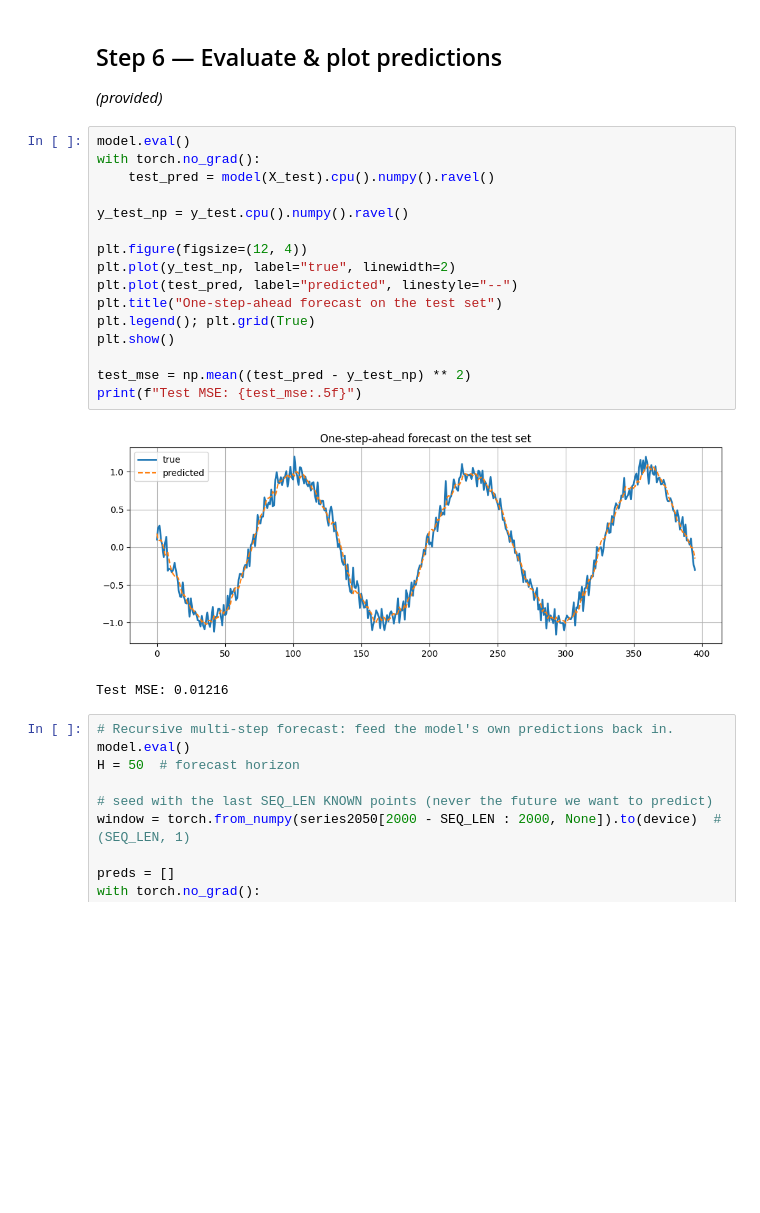
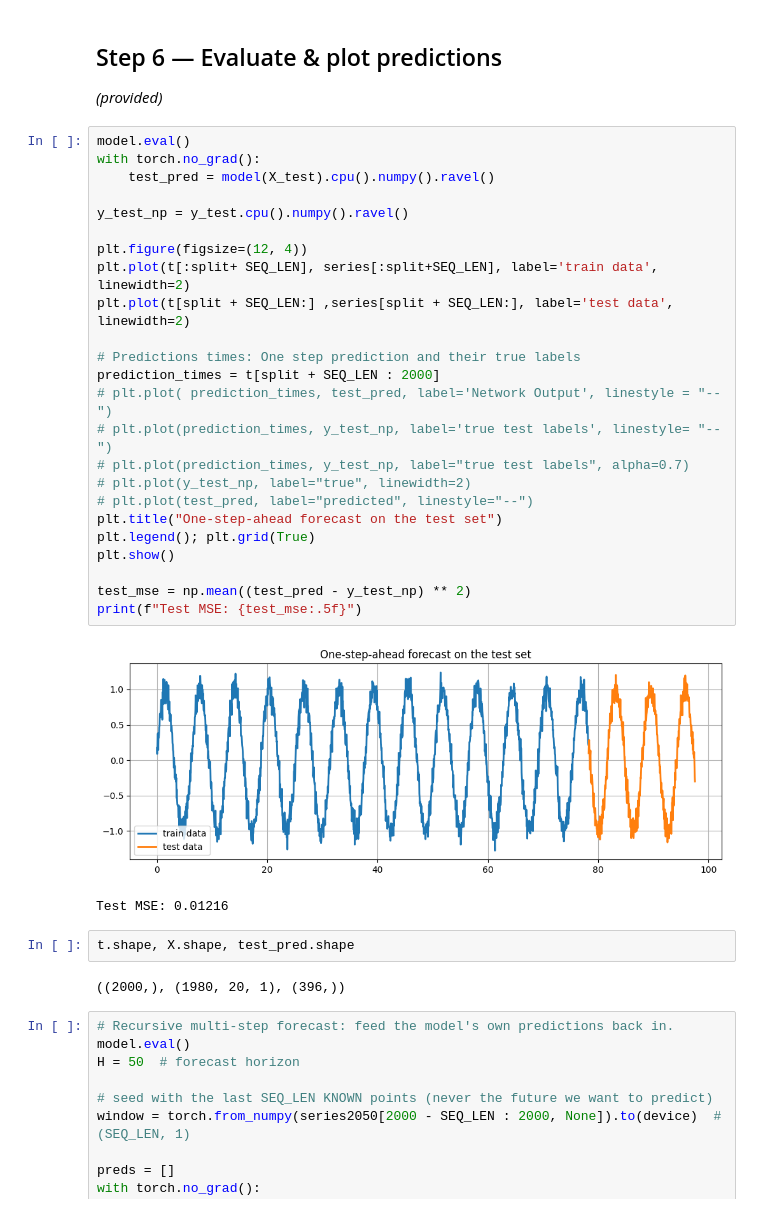
Before and after one commit to vpgautam/data-analytics-se, a Jupyter notebook: projects/project1/sine_wave_forecasting.ipynb, the cells around one changed output. Saved outputs shown, nothing was run; the diff lists cells and outputs as text; blank space fills up the shorter version.

```diff
--- a/projects/project1/sine_wave_forecasting.ipynb
+++ b/projects/project1/sine_wave_forecasting.ipynb
@@ -220,22 +222,34 @@ plt.show()
 # %%
 model.eval()
 with torch.no_grad():
     test_pred = model(X_test).cpu().numpy().ravel()
 
 y_test_np = y_test.cpu().numpy().ravel()
 
 plt.figure(figsize=(12, 4))
-plt.plot(y_test_np, label="true", linewidth=2)
-plt.plot(test_pred, label="predicted", linestyle="--")
+plt.plot(t[:split+ SEQ_LEN], series[:split+SEQ_LEN], label='train data', linewidth=2)
+plt.plot(t[split + SEQ_LEN:] ,series[split + SEQ_LEN:], label='test data', linewidth=2)
+
+# Predictions times: One step prediction and their true labels
+prediction_times = t[split + SEQ_LEN : 2000]
+# plt.plot( prediction_times, test_pred, label='Network Output', linestyle = "--")
+# plt.plot(prediction_times, y_test_np, label='true test labels', linestyle= "--")
+# plt.plot(prediction_times, y_test_np, label="true test labels", alpha=0.7)
+# plt.plot(y_test_np, label="true", linewidth=2)
+# plt.plot(test_pred, label="predicted", linestyle="--")
 plt.title("One-step-ahead forecast on the test set")
 plt.legend(); plt.grid(True)
 plt.show()
 
 test_mse = np.mean((test_pred - y_test_np) ** 2)
 print(f"Test MSE: {test_mse:.5f}")
 # %% [output]
-[figure, old version]
+[figure, new version]
 Test MSE: 0.01216
+# %%
+t.shape, X.shape, test_pred.shape
+# %% [output]
+((2000,), (1980, 20, 1), (396,))
 # %%
 # Recursive multi-step forecast: feed the model's own predictions back in.
 model.eval()
```
Also changed, not shown: parts of 3 cells of this notebook.
